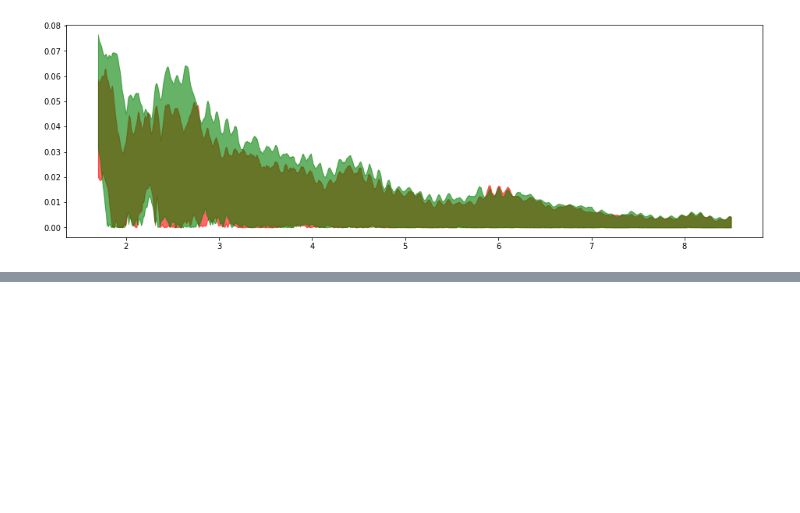
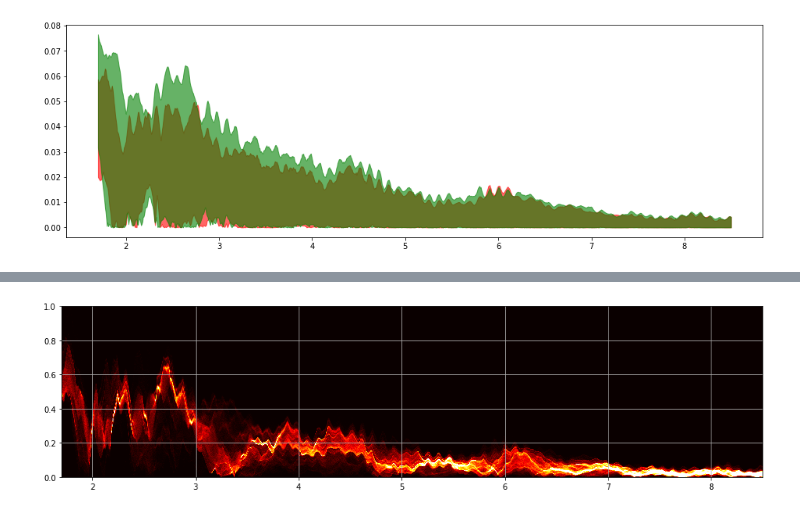
Before and after one commit to lnadi17/ground-penetrating-radar, a Jupyter notebook: gpr.ipynb, the cells around one changed output, grey strips where cells are left out. Cells and saved outputs as stored; diff of their text form; code cells hidden in the pictures; blank space fills up the shorter version.

```diff
--- a/gpr.ipynb
+++ b/gpr.ipynb
@@ -448,0 +464,17 @@ test set score: 0.9837242086377035
+# %%
+def plot_heatmap(df):
+    df_np = df.to_numpy()
+    hist_x = np.tile(np.arange(1000), len(df_np))
+    hist_y = df_np.flatten()
+
+    heatmap, xedges, yedges = np.histogram2d(hist_x, hist_y, bins=1000)
+    plt.figure(figsize=(16, 4))
+    plt.grid(True)
+    plt.xticks()
+    plt.imshow(heatmap.T, origin='lower', interpolation='nearest', vmin=0, vmax=4e2, aspect='auto', cmap='hot',
+               extent=[1.7, 8.5, 0, 1])
+    plt.show()
+# %%
+plot_heatmap(X1)
+# %% [output]
+[figure, added]
```
Also changed, not shown: parts of 6 cells of this notebook.
